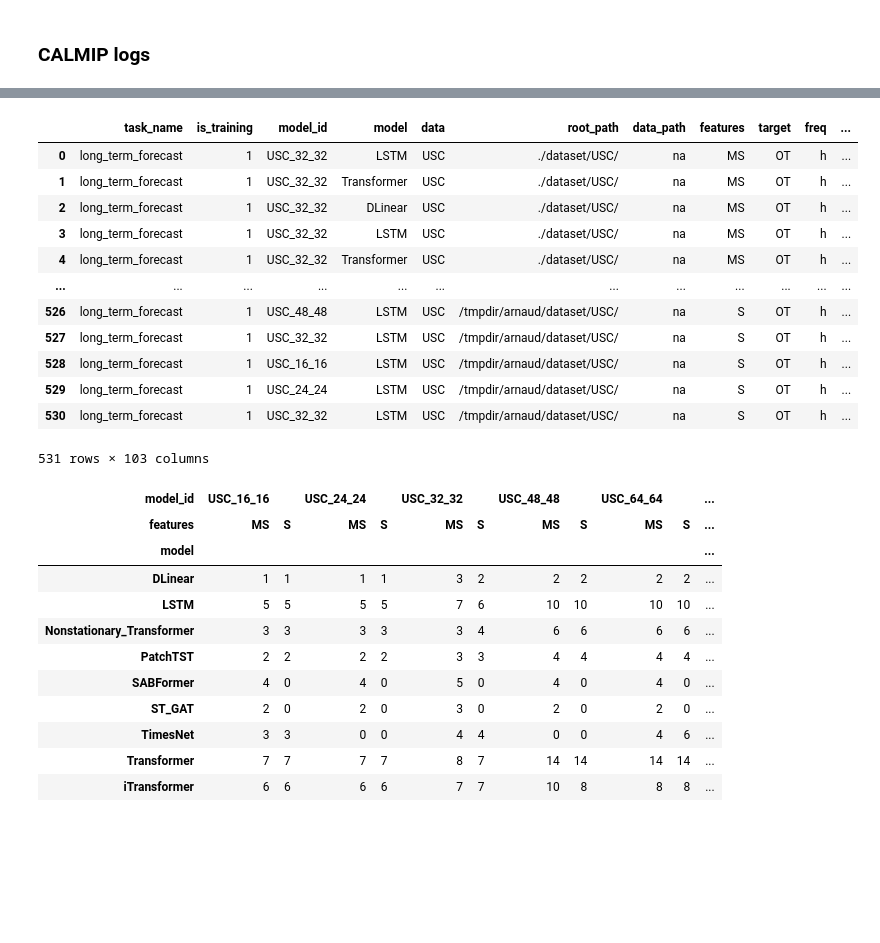
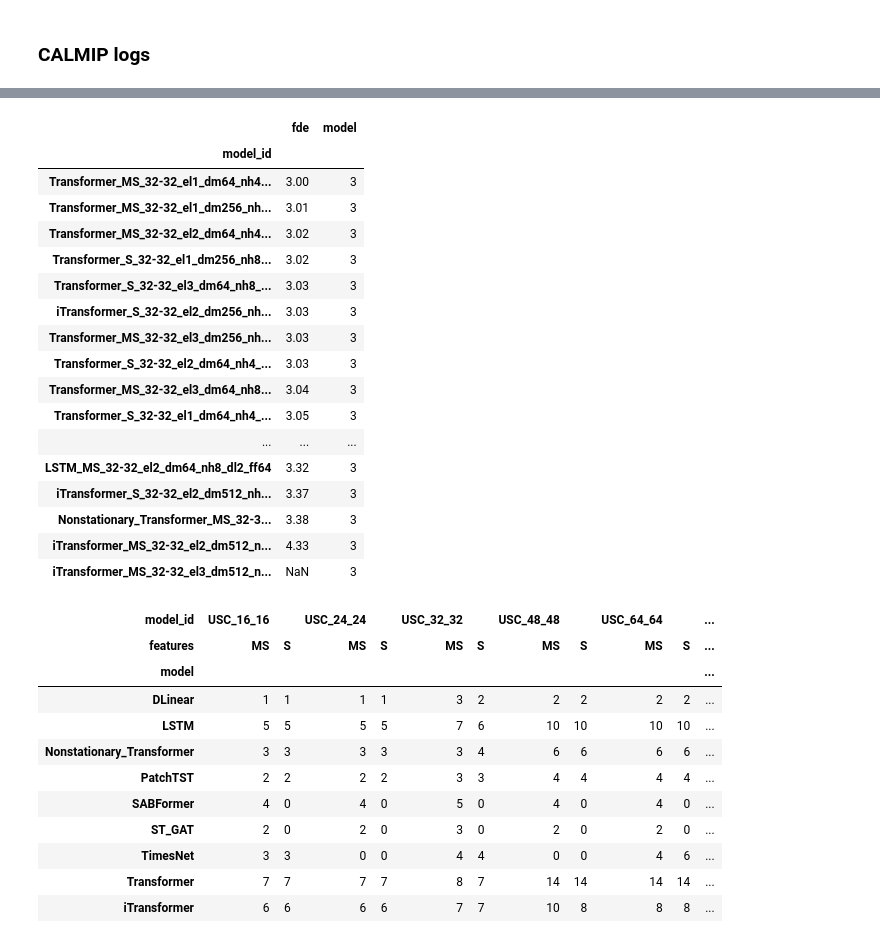
Before and after one commit to arnaud-odet/Time-Series-Library, a Jupyter notebook: results.ipynb, the cells around one changed output, grey strips where cells are left out. Cells and saved outputs as stored; diff of their text form; code cells hidden in the pictures; blank space fills up the shorter version.

```diff
--- a/results.ipynb
+++ b/results.ipynb
@@ -179,19 +198,27 @@ cp_logs_df[cp_query][['model','features','input_features','seq_len', 'pred_len',
-# %%
-cp_logs_df
-# %% [output]
-|  | task_name | is_training | model_id | model | data | root_path | data_path | features | target | freq | ... |
-| 0 | long_term_forecast | 1 | USC_32_32 | LSTM | USC | ./dataset/USC/ | na | MS | OT | h | ... |
-| 1 | long_term_forecast | 1 | USC_32_32 | Transformer | USC | ./dataset/USC/ | na | MS | OT | h | ... |
-| 2 | long_term_forecast | 1 | USC_32_32 | DLinear | USC | ./dataset/USC/ | na | MS | OT | h | ... |
-| 3 | long_term_forecast | 1 | USC_32_32 | LSTM | USC | ./dataset/USC/ | na | MS | OT | h | ... |
-| 4 | long_term_forecast | 1 | USC_32_32 | Transformer | USC | ./dataset/USC/ | na | MS | OT | h | ... |
-| ... | ... | ... | ... | ... | ... | ... | ... | ... | ... | ... | ... |
-| 526 | long_term_forecast | 1 | USC_48_48 | LSTM | USC | /tmpdir/arnaud/dataset/USC/ | na | S | OT | h | ... |
-| 527 | long_term_forecast | 1 | USC_32_32 | LSTM | USC | /tmpdir/arnaud/dataset/USC/ | na | S | OT | h | ... |
-| 528 | long_term_forecast | 1 | USC_16_16 | LSTM | USC | /tmpdir/arnaud/dataset/USC/ | na | S | OT | h | ... |
-| 529 | long_term_forecast | 1 | USC_24_24 | LSTM | USC | /tmpdir/arnaud/dataset/USC/ | na | S | OT | h | ... |
-| 530 | long_term_forecast | 1 | USC_32_32 | LSTM | USC | /tmpdir/arnaud/dataset/USC/ | na | S | OT | h | ... |
-531 rows × 103 columns
+# %%
+from tabular.dl_logs import create_model_identifier
+
+cp_logs_df['model_id'] = cp_logs_df.apply(lambda row : create_model_identifier(row), axis= 1 )
+cp_logs_df[cp_query].groupby('model_id').agg({'fde':'mean', 'model':'count'}).sort_values('fde').round(2)
+# %% [output]
+|  | fde | model |
+| model_id |  |  |
+| Transformer_MS_32-32_el1_dm64_nh4... | 3.00 | 3 |
+| Transformer_MS_32-32_el1_dm256_nh... | 3.01 | 3 |
+| Transformer_MS_32-32_el2_dm64_nh4... | 3.02 | 3 |
+| Transformer_S_32-32_el1_dm256_nh8... | 3.02 | 3 |
+| Transformer_S_32-32_el3_dm64_nh8_... | 3.03 | 3 |
+| iTransformer_S_32-32_el2_dm256_nh... | 3.03 | 3 |
+| Transformer_MS_32-32_el3_dm256_nh... | 3.03 | 3 |
+| Transformer_S_32-32_el2_dm64_nh4_... | 3.03 | 3 |
+| Transformer_MS_32-32_el3_dm64_nh8... | 3.04 | 3 |
+| Transformer_S_32-32_el1_dm64_nh4_... | 3.05 | 3 |
+| ... | ... | ... |
+| LSTM_MS_32-32_el2_dm64_nh8_dl2_ff64 | 3.32 | 3 |
+| iTransformer_S_32-32_el2_dm512_nh... | 3.37 | 3 |
+| Nonstationary_Transformer_MS_32-3... | 3.38 | 3 |
+| iTransformer_MS_32-32_el2_dm512_n... | 4.33 | 3 |
+| iTransformer_MS_32-32_el3_dm512_n... | NaN | 3 |
 # %%
 cp_logs_df[cp_logs_df['fde'].isna()==False].pivot_table(index = 'model', columns = ['model_id', 'features'], aggfunc='count',  values='input_features').fillna(0).astype(int)
 # %% [output]
```
Also changed, not shown: parts of 3 cells of this notebook, 8 other files.
